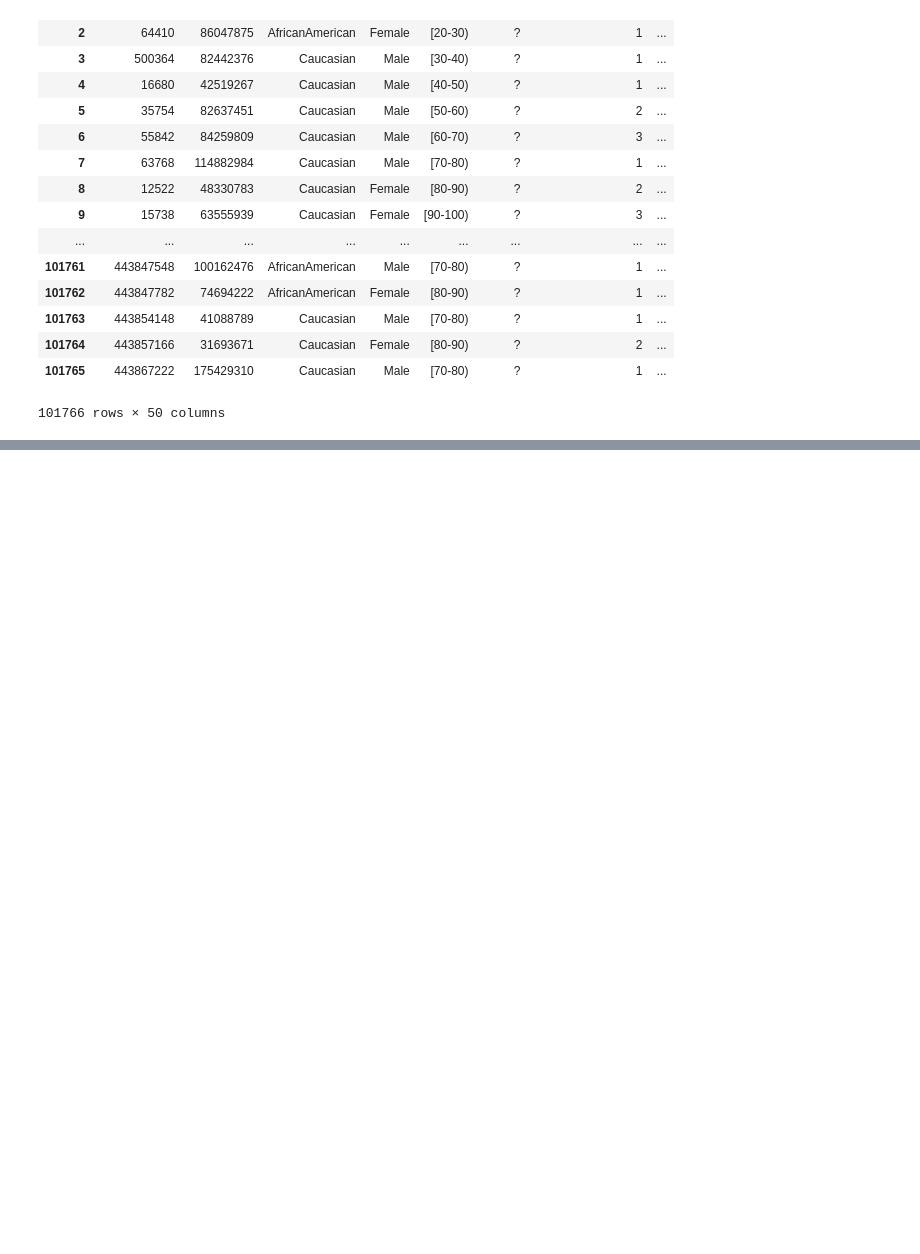
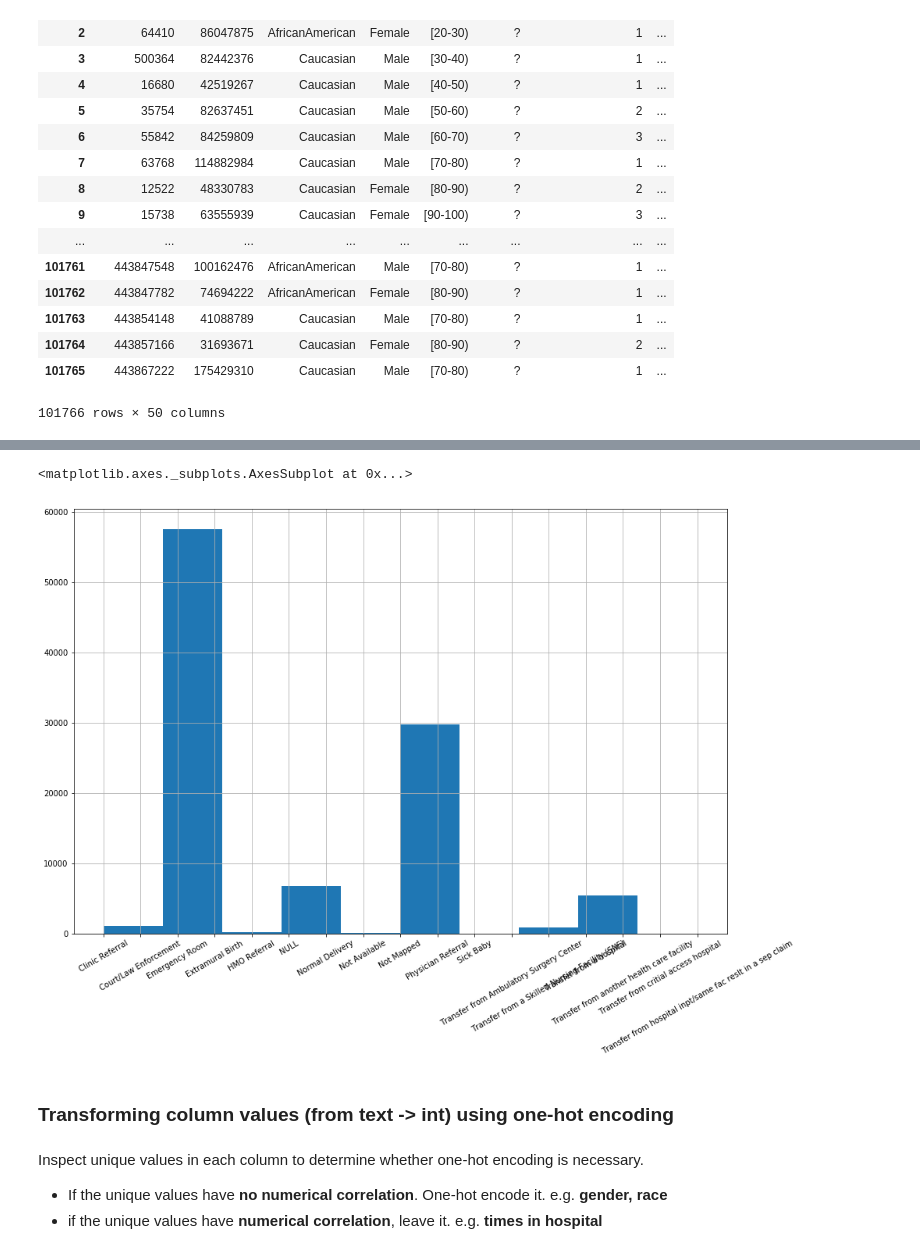
Before and after one commit to melodyfs/DS-3-Deep-Learning, a Jupyter notebook: project/diabetes.ipynb, the cells around one changed output, grey strips where cells are left out. Saved outputs shown, nothing was run; the diff lists cells and outputs as text; code cells hidden in the pictures; blank space fills up the shorter version.

```diff
--- a/project/diabetes.ipynb
+++ b/project/diabetes.ipynb
@@ -92,0 +256,12 @@ for i in raw_df["discharge_disposition_id"]:
+# %%
+raw_df["admission_source"].hist(xrot =30, figsize=(15, 10))
+# raw_df["admission_source"].plot(kind='bar', rot=30, figsize=(15, 10))
+# %% [output]
+<matplotlib.axes._subplots.AxesSubplot at 0x...>
+[figure, added]
+# %% [markdown]
+### Transforming column values (from text -> int) using one-hot encoding
+# %% [markdown]
+Inspect unique values in each column to determine whether one-hot encoding is necessary.
+- If the unique values have **no numerical correlation**. One-hot encode it. e.g. **gender, race**
+- if the unique values have **numerical correlation**, leave it. e.g. **times in hospital**
```
Also changed, not shown: parts of 43 cells of this notebook, 1 other file.
